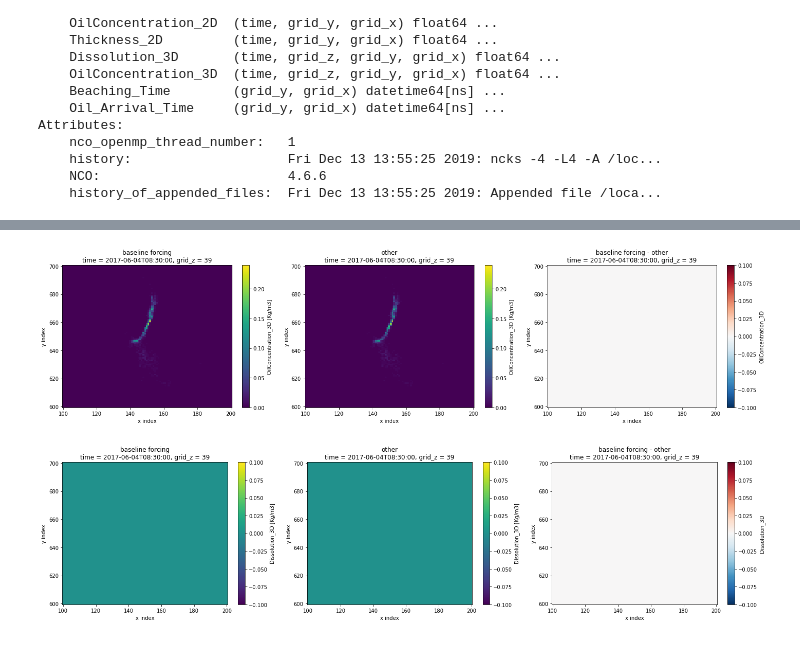
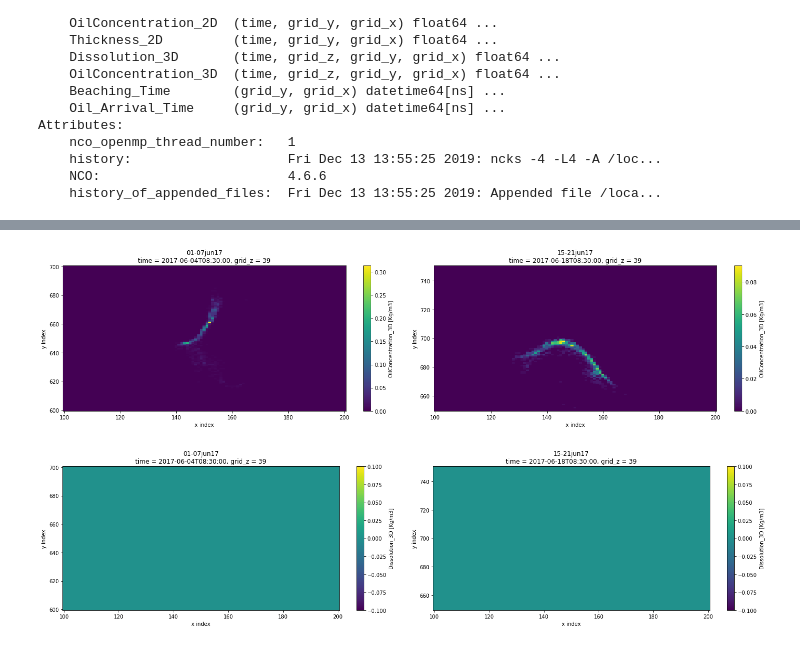
Before and after one commit to MIDOSS/analysis-doug, a Jupyter notebook: notebooks/CompareLagrangians.ipynb, the cells around one changed output, grey strips where cells are left out. Cells and saved outputs as stored; diff of their text form; code cells hidden in the pictures.

Commit message:
Enable CompareLagrangianss notebook to visualize different spills

```diff
--- a/notebooks/CompareLagrangians.ipynb
+++ b/notebooks/CompareLagrangians.ipynb
@@ -71,31 +71,47 @@ Attributes:
 # %%
-def viz_field(datasets, var, selection, robust=False):
-    fig, (ax0, ax1, ax_diff) = plt.subplots(1, 3, figsize=(20, 5))
+def viz_field(datasets, var, selections, robust=False):
+    if len(selections) == 1:
+        fig, (ax0, ax1, ax_diff) = plt.subplots(1, 3, figsize=(20, 5))
+    else:
+        fig, (ax0, ax1) = plt.subplots(1, 2, figsize=(20, 5))
     ds_names = list(datasets.keys())
-    ds0 = datasets[ds_names[0]].get(var).sel(**selection)
-    ds1 = datasets[ds_names[1]].get(var).sel(**selection)
+    ds0 = datasets[ds_names[0]].get(var).sel(**selections[0])
+    try:
+        ds1 = datasets[ds_names[1]].get(var).sel(**selections[1])
+    except IndexError:
+        ds1 = datasets[ds_names[1]].get(var).sel(**selections[0])
     ds0.plot(ax=ax0, robust=robust)
     ax0.set_title(f"{ds_names[0]}\n{ax0.get_title()}")
     ds1.plot(ax=ax1, robust=robust)
     ax1.set_title(f"{ds_names[1]}\n{ax1.get_title()}")
-    (ds0 - ds1).plot(ax=ax_diff, cmap=plt.cm.RdBu_r, robust=robust)
-    ax_diff.set_title(f"{ds_names[0]} - {ds_names[1]}\n{ax_diff.get_title()}")
+    if len(selections) == 1:
+        (ds0 - ds1).plot(ax=ax_diff, cmap=plt.cm.RdBu_r, robust=robust)
+        ax_diff.set_title(f"{ds_names[0]} - {ds_names[1]}\n{ax_diff.get_title()}")
     plt.tight_layout()
 # %%
-selection = dict(
-    time="2017-06-04 08:30:00",
-    grid_y=slice(600, 700),
-    grid_x=slice(100, 200),
-    # depth axis is inverted, so that surface has index 39
-    grid_z=39,
-)
-viz_field(datasets, "OilConcentration_3D", selection, robust=False)
+selections = [
+    dict(
+        time="2017-06-04 08:30:00",
+        grid_y=slice(600, 700),
+        grid_x=slice(100, 200),
+        # depth axis is inverted, so that surface has index 39
+        grid_z=39,
+    ),
+    dict(
+        time="2017-06-18 08:30:00",
+        grid_y=slice(650, 750),
+        grid_x=slice(100, 200),
+        # depth axis is inverted, so that surface has index 39
+        grid_z=39,
+    ),
+]
+viz_field(datasets, "OilConcentration_3D", selections, robust=False)
 # %% [output]
-[figure, old version]
+[figure, new version]
 # %%
-viz_field(datasets, "Dissolution_3D", selection)
+viz_field(datasets, "Dissolution_3D", selections)
 # %% [output]
-[figure, old version]
+[figure, new version]
 # %%
 for ds in datasets.values():
     ds.close()
```
Also changed, not shown: parts of 3 cells of this notebook.
